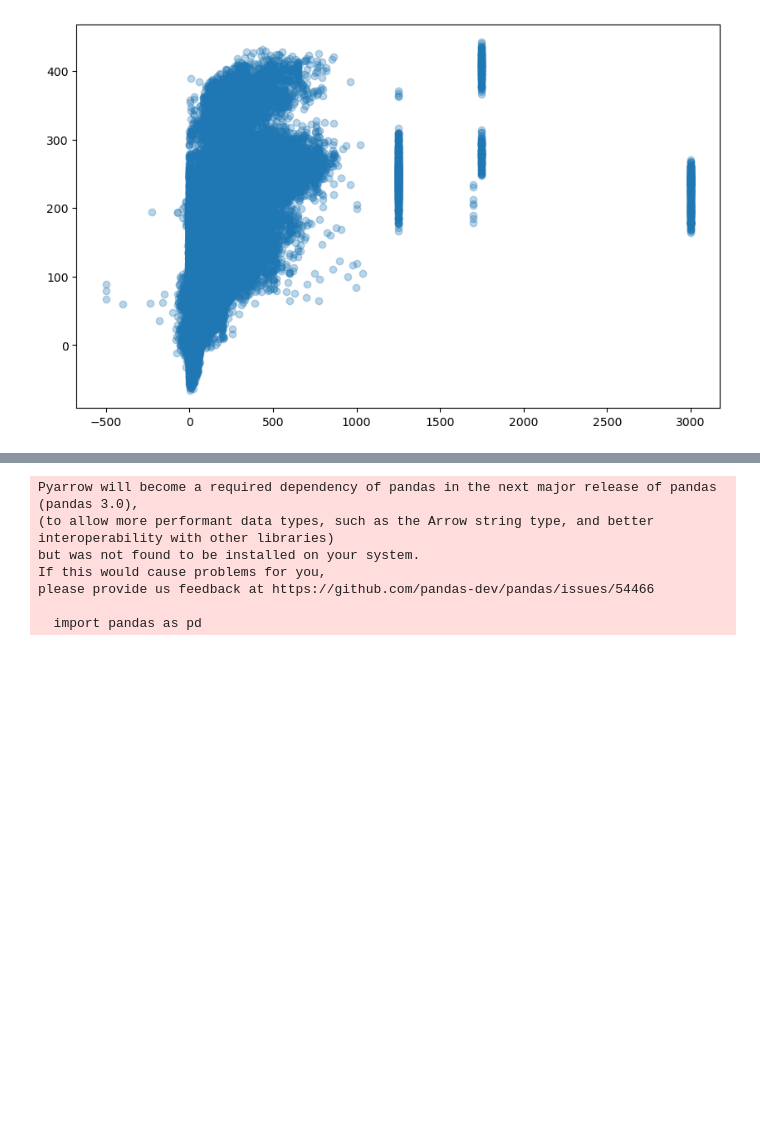
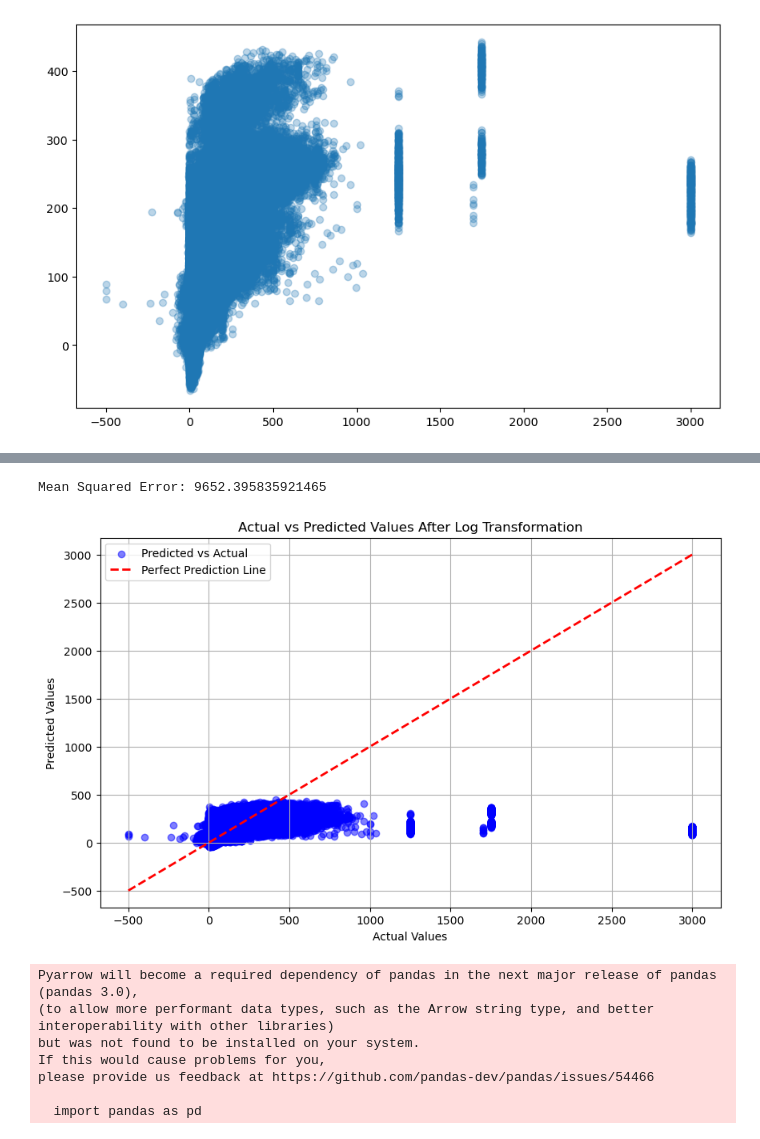
Before and after one commit to hertiemlteam/machine_learning, a Jupyter notebook: modeling_notebook.ipynb, the cells around one changed output, grey strips where cells are left out. Saved outputs shown, nothing was run; the diff lists cells and outputs as text; code cells hidden in the pictures; blank space fills up the shorter version.

```diff
--- a/modeling_notebook.ipynb
+++ b/modeling_notebook.ipynb
@@ -222,3 +273,45 @@ NameError: name 'y' is not defined
+# %%
+X_train = X_train.drop(columns=['Date', 'Unnamed: 0', 'Country'])
+X_test = X_test.drop(columns=['Date', 'Unnamed: 0', 'Country'])
+# %%
+
+# Adjust y_train and y_test to ensure all values are positive before applying log transformation
+min_y_train = y_train.min()
+min_y_test = y_test.min()
+
+# Use a shift large enough to make all data positive (if the smallest value is less than or equal to zero)
+shift = 1 - min(min_y_train, min_y_test, 0)  # This ensures the minimum value is at least 1
+
+y_train_log = np.log(y_train + shift)
+y_test_log = np.log(y_test + shift)
+
+# Fit the model on the transformed target
+model = LinearRegression()
+model.fit(X_train, y_train_log)
+
+# Predict using the model
+y_pred_log = model.predict(X_test)
+
+# Transform predictions back to the original scale
+y_pred = np.exp(y_pred_log) - shift
+
+# Calculate the MSE on the original scale
+mse = mean_squared_error(y_test, y_pred)
+print(f'Mean Squared Error: {mse}')
+# %% [output]
+Mean Squared Error: 9652.395835921465
+# %%
+plt.figure(figsize=(10, 6))
+plt.scatter(y_test, y_pred, alpha=0.5, color='blue', label='Predicted vs Actual')
+plt.plot([y_test.min(), y_test.max()], [y_test.min(), y_test.max()], 'r--', lw=2, label='Perfect Prediction Line')
+plt.xlabel('Actual Values')
+plt.ylabel('Predicted Values')
+plt.title('Actual vs Predicted Values After Log Transformation')
+plt.legend()
+plt.grid(True)
+plt.show()
+# %% [output]
+[figure, added]
 # %%
 #now for timeseriessplit
 import numpy as np
```
Also changed, not shown: parts of 28 cells of this notebook, 4 other files.
